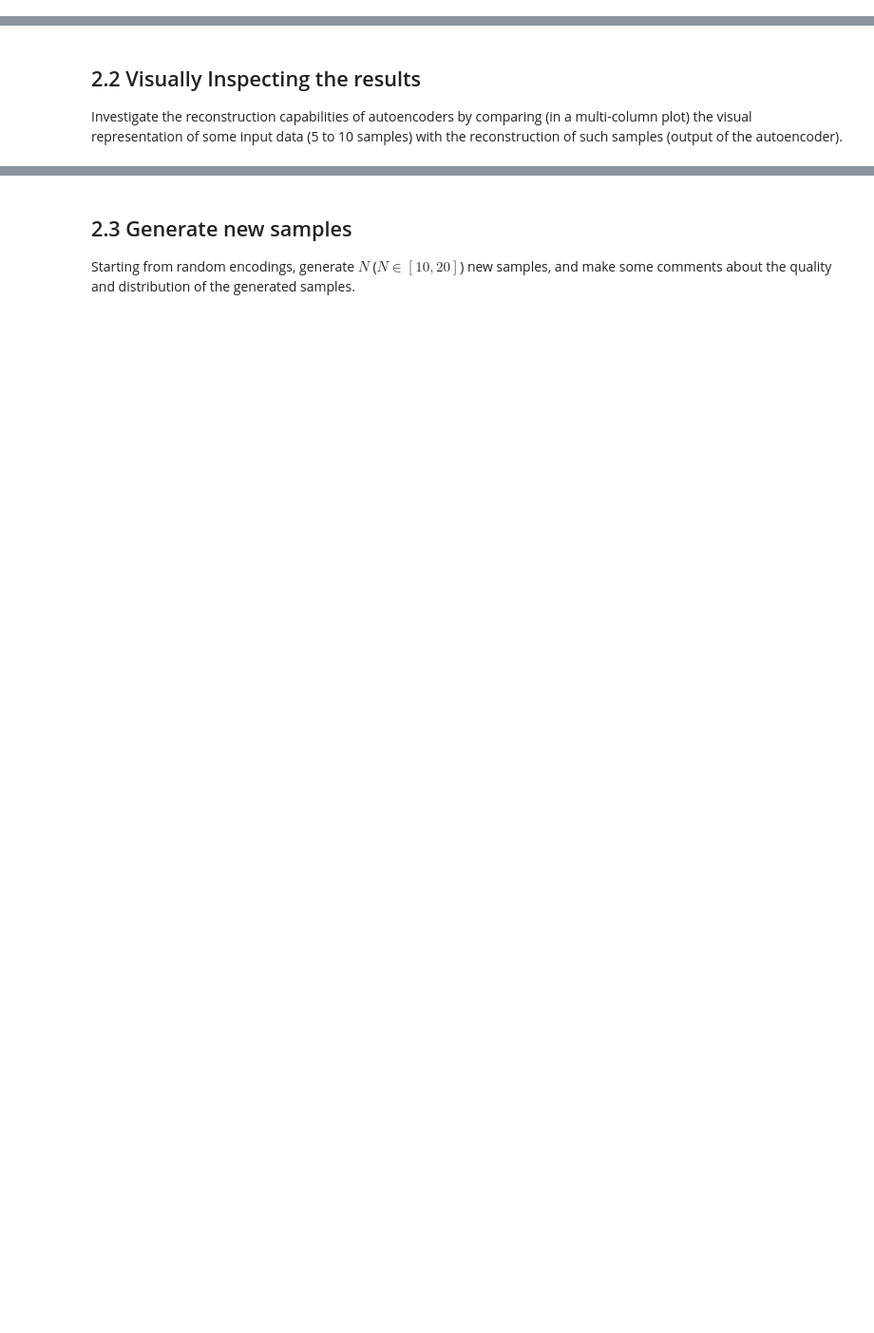
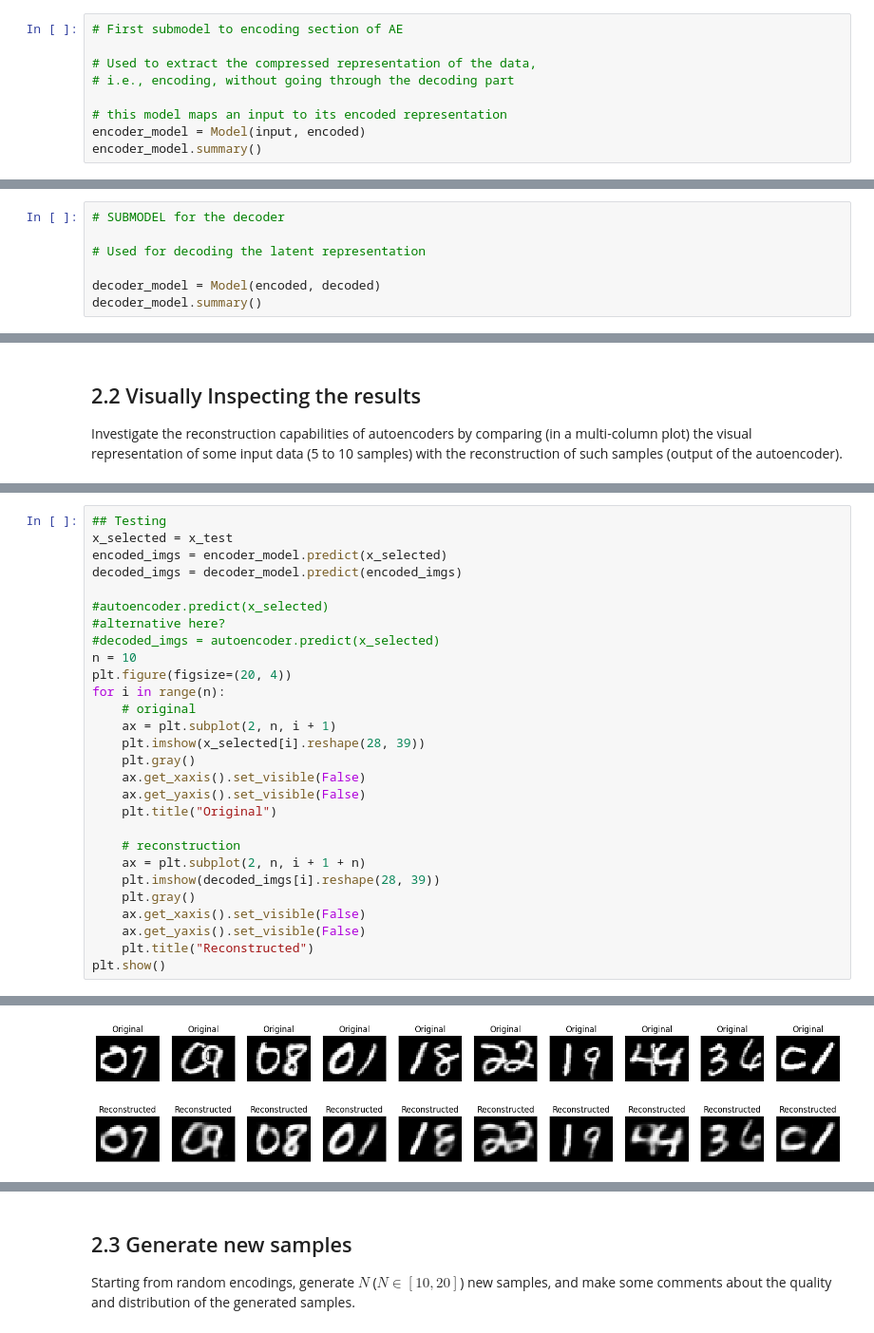
Before and after one commit to LucaPerf/Assignement-Advanced-ML, a Jupyter notebook: Assignment_2/Assignment2_template.ipynb, the cells around one changed output, grey strips where cells are left out. Shown at 95% size. Cells and saved outputs as stored; diff of their text form; blank space fills up the shorter version.

```diff
--- a/Assignment_2/Assignment2_template.ipynb
+++ b/Assignment_2/Assignment2_template.ipynb
@@ -601,0 +666,9 @@ note: although not strictly required, monitoring the training dynamics and perfo
+# %%
+# First submodel to encoding section of AE
+
+# Used to extract the compressed representation of the data,
+# i.e., encoding, without going through the decoding part
+
+# this model maps an input to its encoded representation
+encoder_model = Model(input, encoded)
+encoder_model.summary()
@@ -601,0 +691,7 @@ note: although not strictly required, monitoring the training dynamics and perfo
+# %%
+# SUBMODEL for the decoder
+
+# Used for decoding the latent representation
+
+decoder_model = Model(encoded, decoded)
+decoder_model.summary()
@@ -605,0 +782,29 @@ Investigate the reconstruction capabilities of autoencoders by comparing (in a m
+# %%
+## Testing
+x_selected = x_test
+encoded_imgs = encoder_model.predict(x_selected)
+decoded_imgs = decoder_model.predict(encoded_imgs)
+
+#autoencoder.predict(x_selected)
+#alternative here?
+#decoded_imgs = autoencoder.predict(x_selected)
+n = 10
+plt.figure(figsize=(20, 4))
+for i in range(n):
+    # original
+    ax = plt.subplot(2, n, i + 1)
+    plt.imshow(x_selected[i].reshape(28, 39))
+    plt.gray()
+    ax.get_xaxis().set_visible(False)
+    ax.get_yaxis().set_visible(False)
+    plt.title("Original")
+
+    # reconstruction
+    ax = plt.subplot(2, n, i + 1 + n)
+    plt.imshow(decoded_imgs[i].reshape(28, 39))
+    plt.gray()
+    ax.get_xaxis().set_visible(False)
+    ax.get_yaxis().set_visible(False)
+    plt.title("Reconstructed")
+plt.show()
+# %% [output]
@@ -605,0 +813 @@ Investigate the reconstruction capabilities of autoencoders by comparing (in a m
+[figure, added]
```
Also changed, not shown: parts of 12 cells of this notebook.
